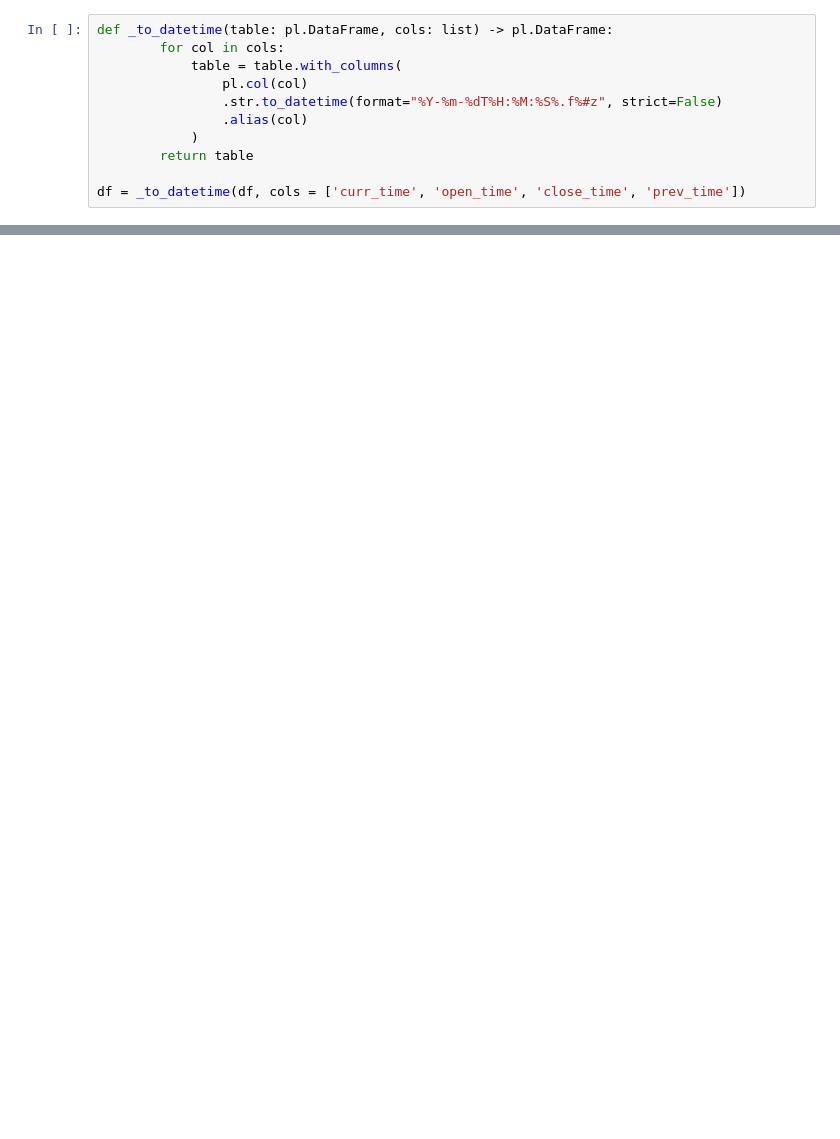
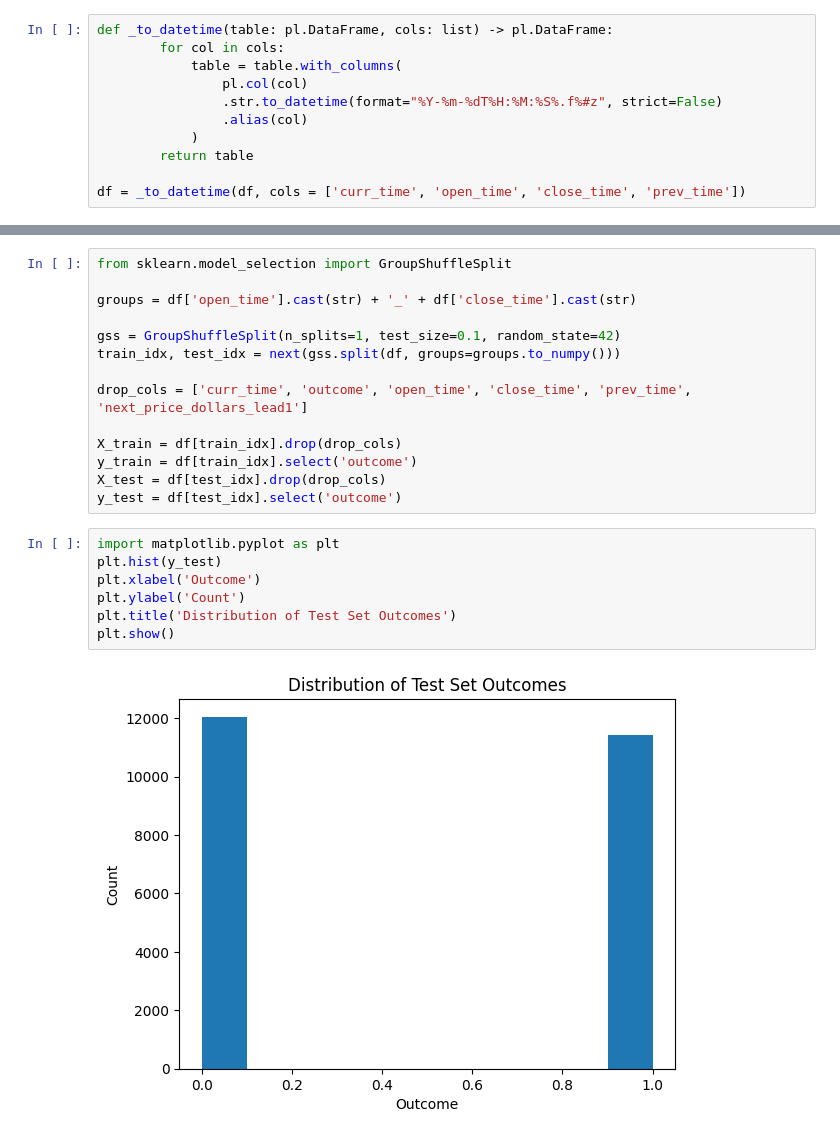
Before and after one commit to erxcshi/crypto_pred_market, a Jupyter notebook: models/log_reg.ipynb, the cells around one changed output, grey strips where cells are left out. Cells and saved outputs as stored; diff of their text form; blank space fills up the shorter version.

```diff
--- a/models/log_reg.ipynb
+++ b/models/log_reg.ipynb
@@ -34,0 +46,23 @@ test_event_ids = event_ids[round(n*len(event_ids)):]
+# %%
+from sklearn.model_selection import GroupShuffleSplit
+
+groups = df['open_time'].cast(str) + '_' + df['close_time'].cast(str)
+
+gss = GroupShuffleSplit(n_splits=1, test_size=0.1, random_state=42)
+train_idx, test_idx = next(gss.split(df, groups=groups.to_numpy()))
+
+drop_cols = ['curr_time', 'outcome', 'open_time', 'close_time', 'prev_time', 'next_price_dollars_lead1']
+
+X_train = df[train_idx].drop(drop_cols)
+y_train = df[train_idx].select('outcome')
+X_test = df[test_idx].drop(drop_cols)
+y_test = df[test_idx].select('outcome')
+# %%
+import matplotlib.pyplot as plt
+plt.hist(y_test)
+plt.xlabel('Outcome')
+plt.ylabel('Count')
+plt.title('Distribution of Test Set Outcomes')
+plt.show()
+# %% [output]
+[figure, added]
```
Also changed, not shown: parts of 8 cells of this notebook, 2 other files.
